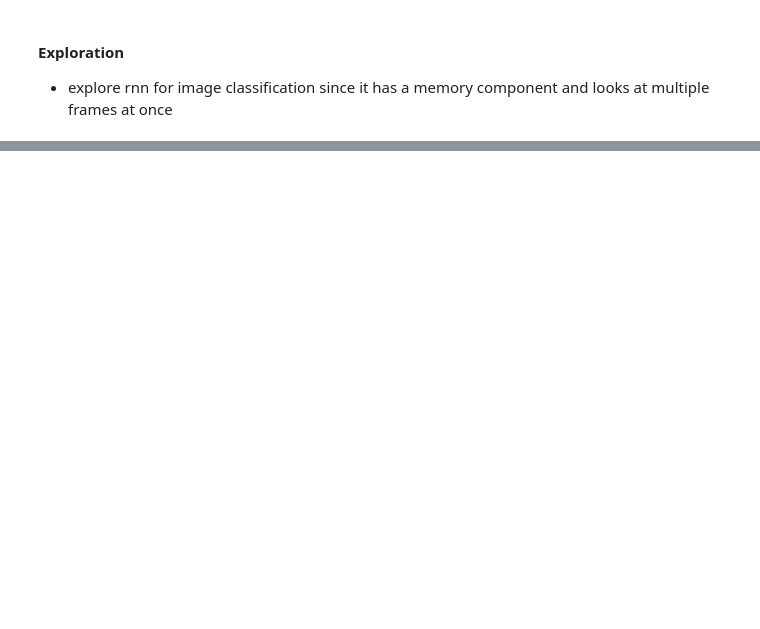
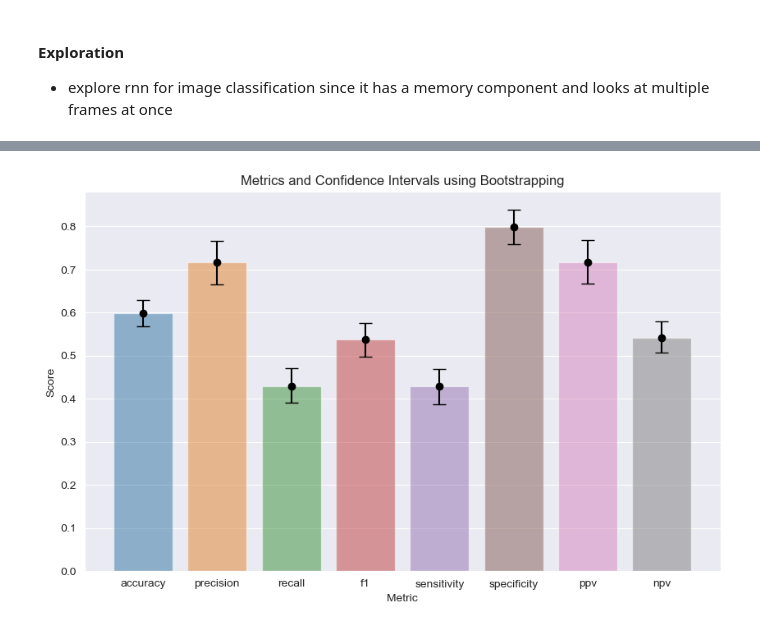
Before and after one commit to guiga004/mask-detection, a Jupyter notebook: mask-detection.ipynb, the cells around one changed output, grey strips where cells are left out. Cells and saved outputs as stored; diff of their text form; code cells hidden in the pictures; blank space fills up the shorter version.

Commit message:
Plotted Confidence Intervals

```diff
--- a/mask-detection.ipynb
+++ b/mask-detection.ipynb
@@ -132,0 +161,6 @@ f1 score: 0.5377
+# %%
+n = df.shape[0]
+for metric in metric_values:
+    metric_value = metric_values[metric]
+    ci = confidence_interval_z_score(n, metric_value)
+    print(f'95% confidence interval for the {metric} of {metric_value} is: {ci} \n')
@@ -132,0 +199,20 @@ f1 score: 0.5377
+# %%
+metrics_ci = {'Metric': [],
+              'Score': [],
+              'Lower bound': [],
+              'Upper bound': [],
+              'Value': []}
+
+for metric in metric_functions:
+    metrics_ci['Metric'].append(metric)
+
+    metric_value = metric_values[metric]
+    metrics_ci['Score'].append(metric_value)
+
+    ci = confidence_interval_bootstrapping(mask_true, mask_pred, metric_functions[metric])
+    metrics_ci['Lower bound'].append(ci[0])
+    metrics_ci['Upper bound'].append(ci[1])
+
+    metrics_ci['Value'].append([metric_value, ci[0], ci[1]])
+
+    print(f'95% confidence interval for the {metric} of {metric_value} is: {ci} \n')
@@ -132,0 +235,3 @@ f1 score: 0.5377
+# %%
+metrics_df = pd.DataFrame(metrics_ci)
+metrics_df
@@ -132,0 +248,11 @@ f1 score: 0.5377
+# %%
+plt.figure(figsize=(10,6))
+
+sns.barplot(data=metrics_df, x='Metric', y='Score', alpha=0.5)
+y_error = (metrics_df['Score']-metrics_df['Lower bound'], metrics_df['Upper bound']-metrics_df['Score'])
+plt.errorbar(x=metrics_df.index, y=metrics_df['Score'], yerr=y_error, fmt='o', ecolor='black', color='black', capsize=6)
+
+plt.title("Metrics and Confidence Intervals using Bootstrapping")
+plt.show()
+# %% [output]
+[figure, added]
```
Also changed, not shown: parts of 11 cells of this notebook, 1 other file.
